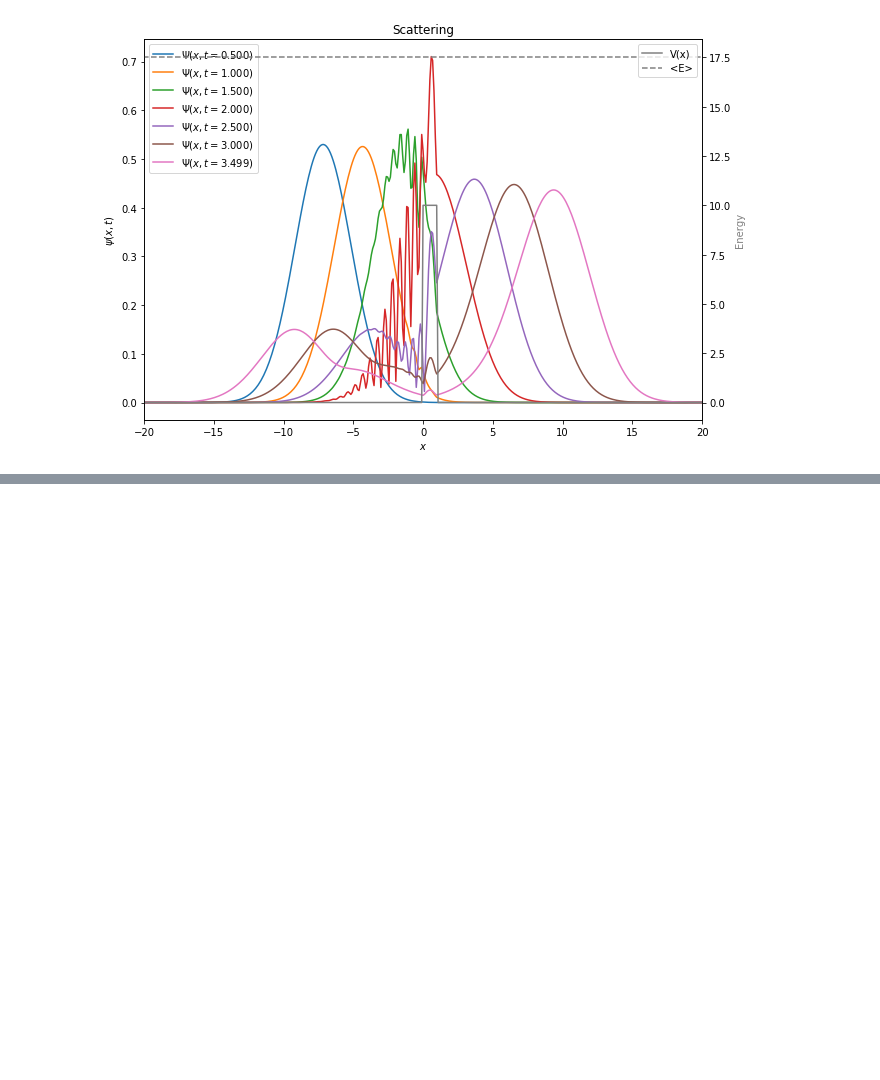
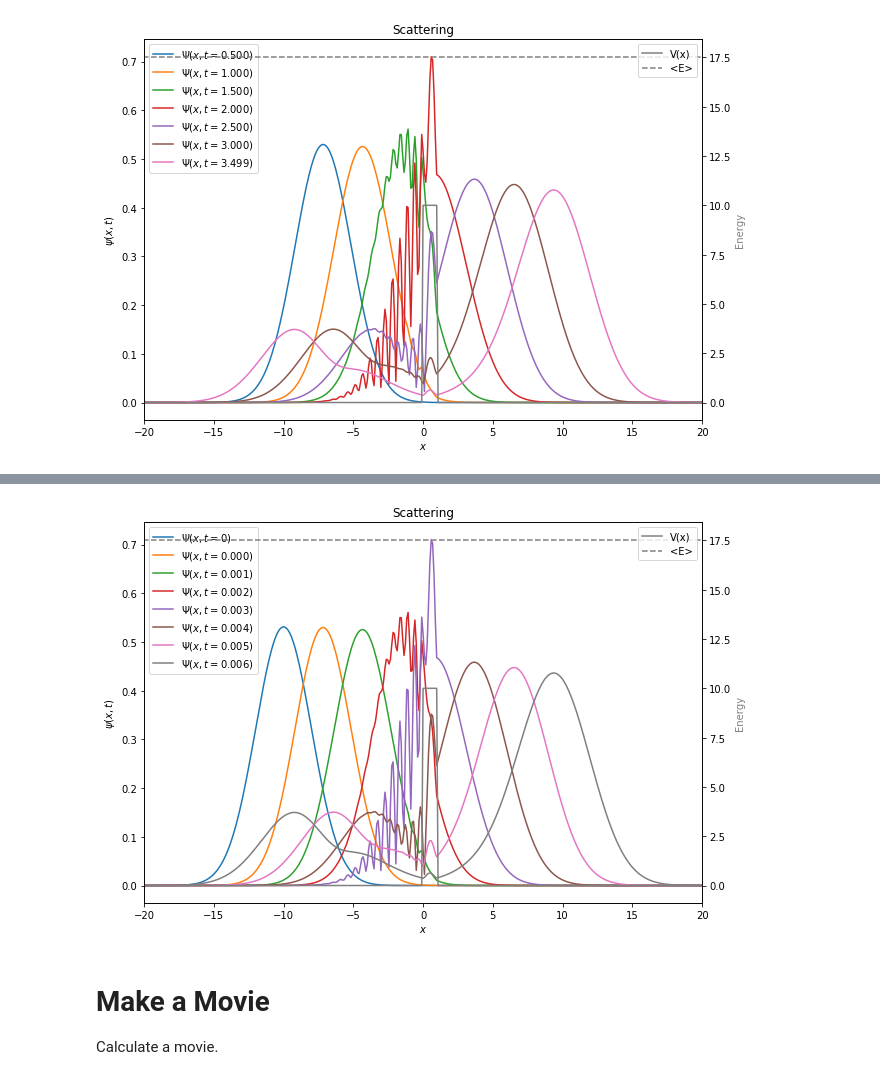
Before and after one commit to mholtrop/QMPython, a Jupyter notebook: TimePropagation_of_WF.ipynb, the cells around one changed output, grey strips where cells are left out. Saved outputs shown, nothing was run; the diff lists cells and outputs as text; code cells hidden in the pictures; blank space fills up the shorter version.

```diff
--- a/TimePropagation_of_WF.ipynb
+++ b/TimePropagation_of_WF.ipynb
@@ -178,7 +189,7 @@ psi_t0 = psi0(x,g_x0,g_k0,g_sig)
 psi_t1 = psi_t0
 psi_t = []
 for t in range(3500):
-    psi_t1 = Psi_Evolve(0.001,psi_t1)
+    psi_t1 = Psi_Evolve(dt,psi_t1)
     if t>0 and t%500==0:
         psi_t.append( (t,psi_t1))
 psi_t.append( (t,psi_t1))
@@ -189,9 +202,10 @@ vev_x0=float(np.real(np.sum(np.conjugate(psi_t0)*x*psi_t0)))
 print "<E_(t=0)> = {:8.4f}  <x_(t=0)>= {:8.4f}".format(vev_E0,vev_x0)
 
 for t,p in psi_t:
+    norm = np.linalg.norm(p)
     vev_E1=float(np.real(np.sum(np.conjugate(p)*H.dot(p))))
     vev_x1=float(np.real(np.sum(np.conjugate(p)*x*p)))
-    print "<E_(dt={:6.3f})> = {:8.4f}  <x_(dt)>= {:8.4g}".format(t,vev_E1,vev_x1)
+    print "dt={:7.1f}  norm = {:8.5f}  <E> = {:8.4f}  <x_(dt)>= {:8.4g}".format(t,norm,vev_E1,vev_x1)
 # %% [output]
 Normalization:  1.0
 <E_(t=0)> =  17.5429  <x_(t=0)>= -10.0000
@@ -318,0 +346,14 @@ plt.show()
+# %%
+psi_t0 = psi0(x,g_x0,g_k0,g_sig)
+psi_t1 = psi_t0
+psi_tu05 = []
+for t in range(7):
+    psi_t1 = Ut_05s.dot(psi_t1)
+    psi_tu05.append( (t,psi_t1))
+# psi_tu.append( (t,psi_t1))
+print "Start"
+for t,p in psi_tu05:
+    norm = np.linalg.norm(p)
+    vev_E1=float(np.real(np.sum(np.conjugate(p)*H.dot(p))))
+    vev_x1=float(np.real(np.sum(np.conjugate(p)*x*p)))
+    print "dt={:7.1f}  norm = {:8.5f}  <E> = {:8.4f}  <x_(dt)>= {:8.4g}".format(t,norm,vev_E1,vev_x1)
@@ -318,0 +369,26 @@ plt.show()
+# %%
+fig = plt.figure(figsize=[10,7])
+if vev_E0>max(V):
+    plt.title('Scattering')
+else:
+    plt.title('Tunneling')
+ax1 = fig.add_subplot(111)
+ax1.set_ylabel('$\psi(x,t)$')
+ax1.set_xlabel('$x$')
+line, = ax1.plot(x,np.abs(psi_t0)/np.sqrt(Delta_x),label="$\Psi(x,t=0)$")
+for t,p in psi_tu05:
+    ax1.plot(x,np.abs(p)/np.sqrt(Delta_x),label="$\Psi(x,t={:6.3f})$".format(t*dt))
+ax1.legend(loc='upper left')
+ax2=ax1.twinx()
+ax2.plot(x,V,color="grey",label="V(x)")
+ax2.plot([x[0],x[N-1]],[vev_E0,vev_E0],color="grey",linestyle="--",label="<E>")
+ax2.set_ylabel("Energy",color="grey")
+ax2.set_xlim(g_x0-5*g_sig,-g_x0+5*g_sig)
+ax2.legend(loc='upper right')
+#plt.savefig("Displaced_state.pdf")
+plt.show()
+# %% [output]
+[figure, added]
+# %% [markdown]
+# Make a Movie
+Calculate a movie.
```
Also changed, not shown: parts of 17 cells of this notebook.
